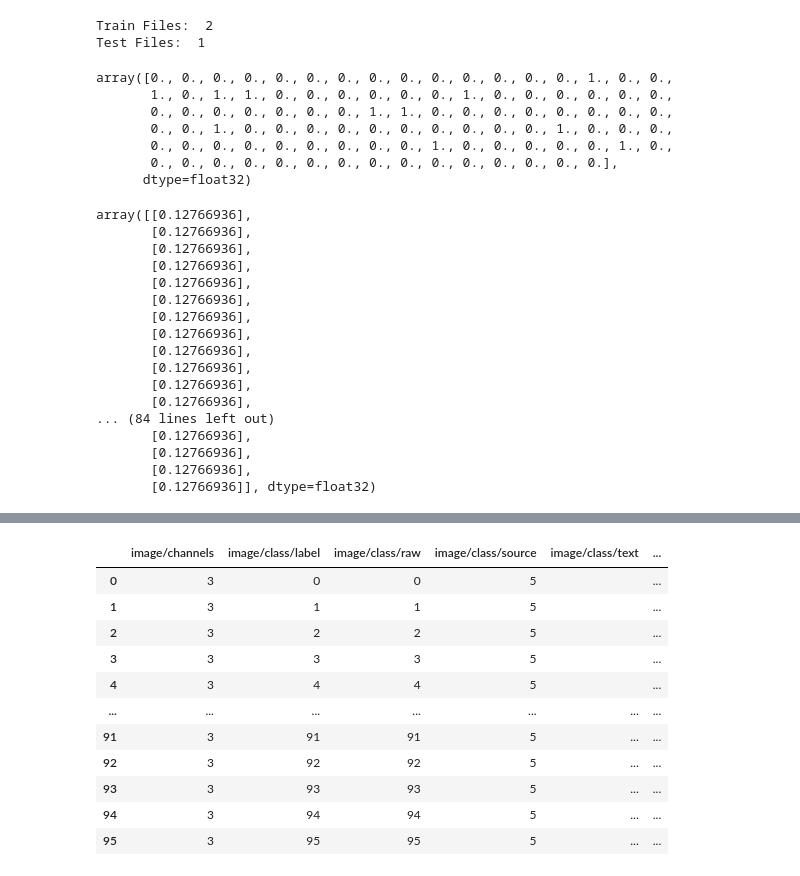
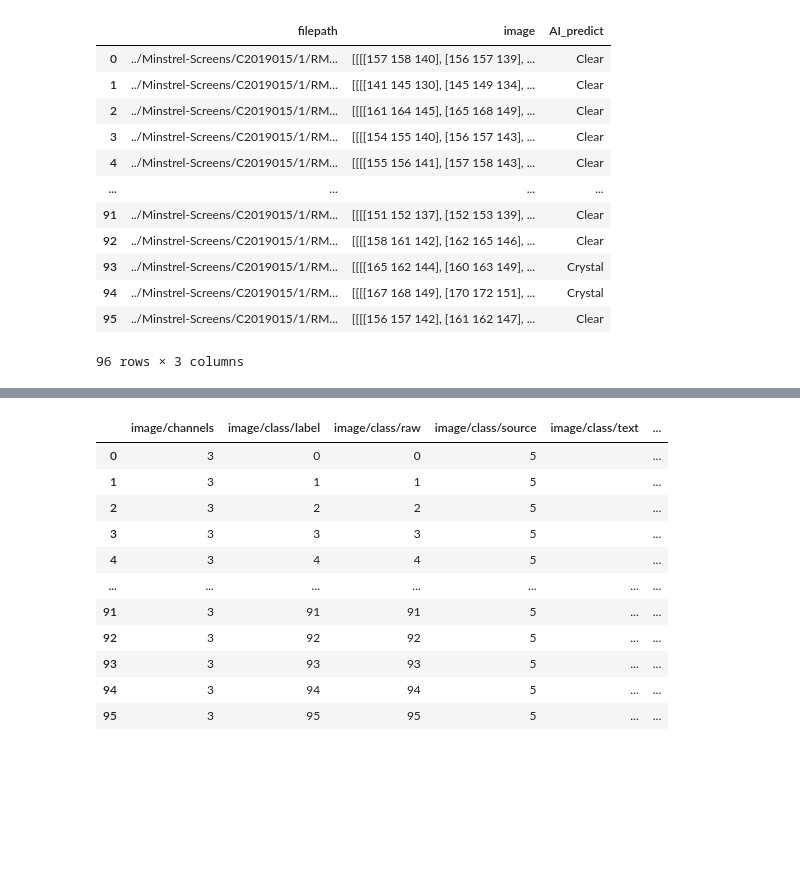
Before and after one commit to gbwiersum/CSGID_ImageRecognition, a Jupyter notebook: experimental/Image_recognition.ipynb, the cells around one changed output, grey strips where cells are left out. Drawn from its saved outputs; the diff is of its cells as text; code cells hidden in the pictures; blank space fills up the shorter version.

```diff
--- a/experimental/Image_recognition.ipynb
+++ b/experimental/Image_recognition.ipynb
@@ -53,3 +0,0 @@ def predict(image, classifier):
-# %%
-wells = image_getter(minstrel_dir)
-test_image = wells.iloc[0]['image']
@@ -56,7 +48,22 @@ test_image = wells.iloc[0]['image']
+# %%
+get_predictions('../Minstrel-Screens/C2019015/1')
+# %% [output]
+|  | filepath | image | AI_predict |
+| 0 | ../Minstrel-Screens/C2019015/1/RM... | [[[[157 158 140], [156 157 139], ... | Clear |
+| 1 | ../Minstrel-Screens/C2019015/1/RM... | [[[[141 145 130], [145 149 134], ... | Clear |
+| 2 | ../Minstrel-Screens/C2019015/1/RM... | [[[[161 164 145], [165 168 149], ... | Clear |
+| 3 | ../Minstrel-Screens/C2019015/1/RM... | [[[[154 155 140], [156 157 143], ... | Clear |
+| 4 | ../Minstrel-Screens/C2019015/1/RM... | [[[[155 156 141], [157 158 143], ... | Clear |
+| ... | ... | ... | ... |
+| 91 | ../Minstrel-Screens/C2019015/1/RM... | [[[[151 152 137], [152 153 139], ... | Clear |
+| 92 | ../Minstrel-Screens/C2019015/1/RM... | [[[[158 161 142], [162 165 146], ... | Clear |
+| 93 | ../Minstrel-Screens/C2019015/1/RM... | [[[[165 162 144], [160 163 149], ... | Crystal |
+| 94 | ../Minstrel-Screens/C2019015/1/RM... | [[[[167 168 149], [170 172 151], ... | Crystal |
+| 95 | ../Minstrel-Screens/C2019015/1/RM... | [[[[156 157 142], [161 162 147], ... | Clear |
+96 rows × 3 columns
 # %%
 # Much of the code used here is based on: https://keras.io/examples/keras_recipes/tfrecord/
-from ImageRecognition.utils.DataGenerator import get_dataset
-from ImageRecognition.utils.Inceptionv4 import create_model
+from utils.DataGenerator import get_dataset
 import glob
 
 train_list = glob.glob('../train-jpg/*')[0:2]
@@ -64,8 +71,8 @@ test_list = glob.glob('../test-jpg/*')[0:1]
 valid_list = test_list
 
 # Tuning and training params:
-BATCH_SIZE = 100
-IMAGE_SIZE = [100, 100, 3]
+BATCH_SIZE = 1
+IMAGE_SIZE = [299, 299, 3]
 
 print("Train Files: ", len(train_list))
 print("Test Files: ", len(test_list))
@@ -73,7 +80,4 @@ print("Test Files: ", len(test_list))
 train_dataset = get_dataset(train_list, batch_size=BATCH_SIZE, im_size=IMAGE_SIZE)
 valid_dataset = get_dataset(test_list, batch_size=BATCH_SIZE, im_size=IMAGE_SIZE)
 test_dataset = get_dataset(test_list, labeled=False, batch_size=BATCH_SIZE, im_size=IMAGE_SIZE)
-# %% [output]
-Train Files:  2
-Test Files:  1
 # %%
@@ -84,31 +88 @@ test_pred = model.predict(test_image)
 #plt.imshow(test_image[0].numpy()/255)
-# %%
-test_label.numpy()
-# %% [output]
-array([0., 0., 0., 0., 0., 0., 0., 0., 0., 0., 0., 0., 0., 0., 1., 0., 0.,
-       1., 0., 1., 1., 0., 0., 0., 0., 0., 0., 1., 0., 0., 0., 0., 0., 0.,
-       0., 0., 0., 0., 0., 0., 0., 1., 1., 0., 0., 0., 0., 0., 0., 0., 0.,
-       0., 0., 1., 0., 0., 0., 0., 0., 0., 0., 0., 0., 0., 1., 0., 0., 0.,
-       0., 0., 0., 0., 0., 0., 0., 0., 0., 1., 0., 0., 0., 0., 0., 1., 0.,
-       0., 0., 0., 0., 0., 0., 0., 0., 0., 0., 0., 0., 0., 0., 0.],
-      dtype=float32)
-# %%
-test_pred
-# %% [output]
-array([[0.12766936],
-       [0.12766936],
-       [0.12766936],
-       [0.12766936],
-       [0.12766936],
-       [0.12766936],
-       [0.12766936],
-       [0.12766936],
-       [0.12766936],
-       [0.12766936],
-       [0.12766936],
-       [0.12766936],
-... (84 lines left out)
-       [0.12766936],
-       [0.12766936],
-       [0.12766936],
-       [0.12766936]], dtype=float32)
```
Also changed, not shown: parts of 8 cells of this notebook, 4 other files.
